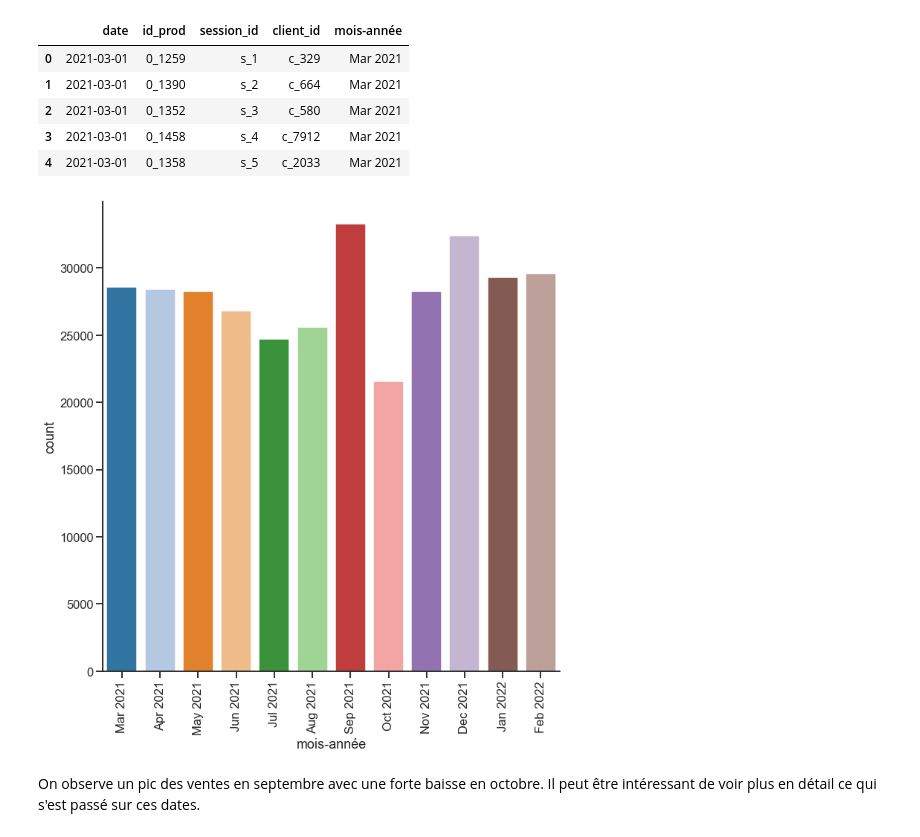
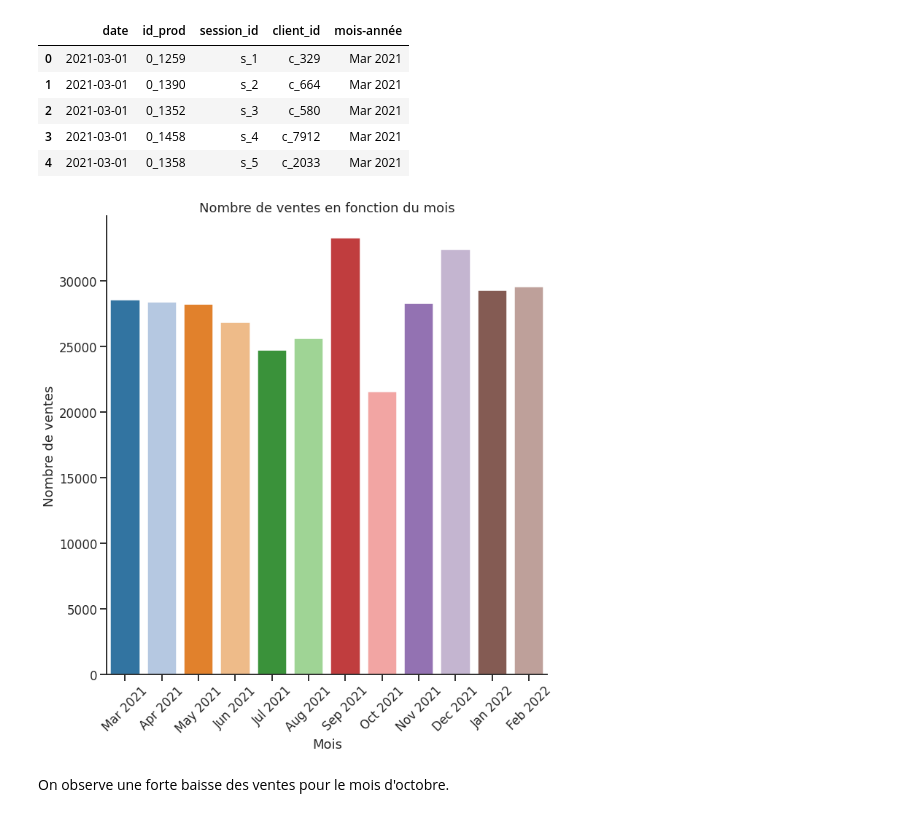
Before and after one commit to Sylvariane/Analyse-des-ventes-d-une-entreprise, a Jupyter notebook: P04_02_scriptanalyse.ipynb, the cells around one changed output. Drawn from its saved outputs; the diff is of its cells as text; code cells hidden in the pictures.

```diff
--- a/P04_02_scriptanalyse.ipynb
+++ b/P04_02_scriptanalyse.ipynb
@@ -15,6 +27,6 @@ import seaborn as sns
 
 import datetime as dt
 # %%
-sells = pd.read_csv('sells.csv', parse_dates = True)
-prod = pd.read_csv('prod.csv')
-custom = pd.read_csv('custom.csv')
+sells = pd.read_csv('/content/drive/My Drive/Formation Data Analyst/Livrables/P4_guillot_cecile/sells.csv', parse_dates = True)
+prod = pd.read_csv('/content/drive/My Drive/Formation Data Analyst/Livrables/P4_guillot_cecile/prod.csv')
+custom = pd.read_csv('/content/drive/My Drive/Formation Data Analyst/Livrables/P4_guillot_cecile/custom.csv')
@@ -192,16 +273,21 @@ sells.head()
 # %%
 sns.set_style('ticks')
 sns.set_context('talk')
 sns.set_palette('tab20')
 
-g = sns.catplot('mois-année', data=sells, kind='count', height=10)
-g = plt.xticks(rotation=90)
+_ = sns.catplot('mois-année', data=sells, kind='count', height=10)
+_ = plt.xticks(rotation=45)
+_ = plt.xlabel('Mois')
+_ = plt.ylabel('Nombre de ventes')
+_ = plt.title('Nombre de ventes en fonction du mois')
+
+_ = plt.savefig('5 - Nombre de ventes en fonctions du mois.jpg')
 
 plt.show()
 # %% [output]
-[figure, old version]
+[figure, new version]
-# %% [markdown]
-On observe un pic des ventes en septembre avec une forte baisse en octobre. Il peut être intéressant de voir plus en détail ce qui s'est passé sur ces dates.
+# %% [markdown]
+On observe une forte baisse des ventes pour le mois d'octobre.
 # %%
 df = pd.merge(sells, custom, on = 'client_id')
 df = pd.merge(df, prod, on = 'id_prod')
```
Also changed, not shown: parts of 98 cells of this notebook.
